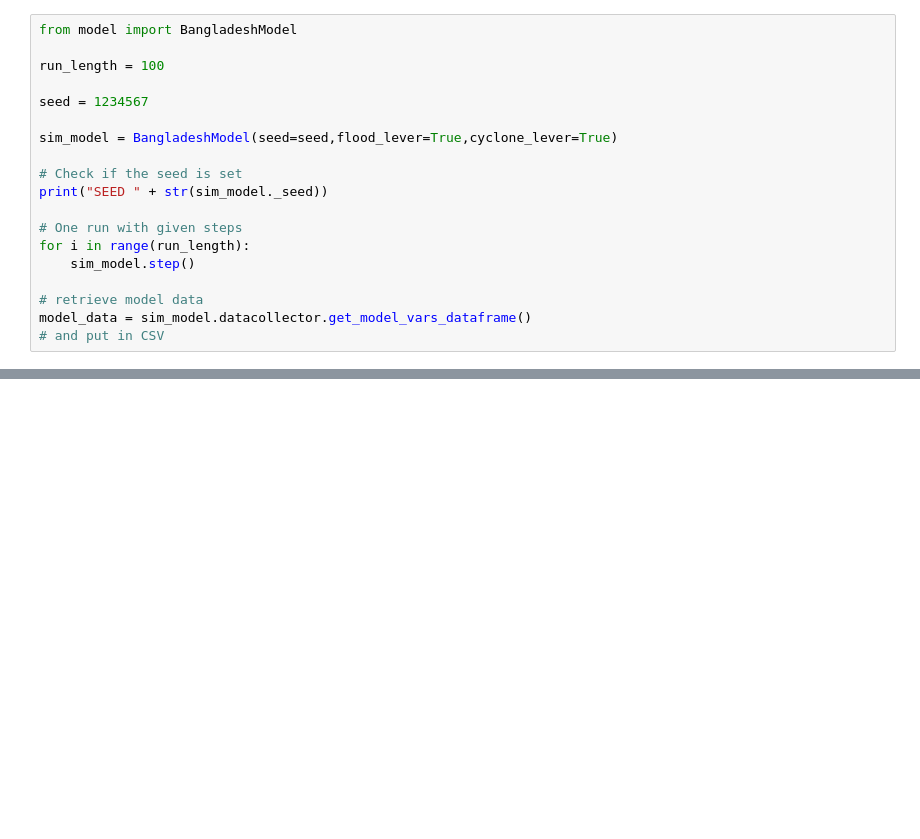
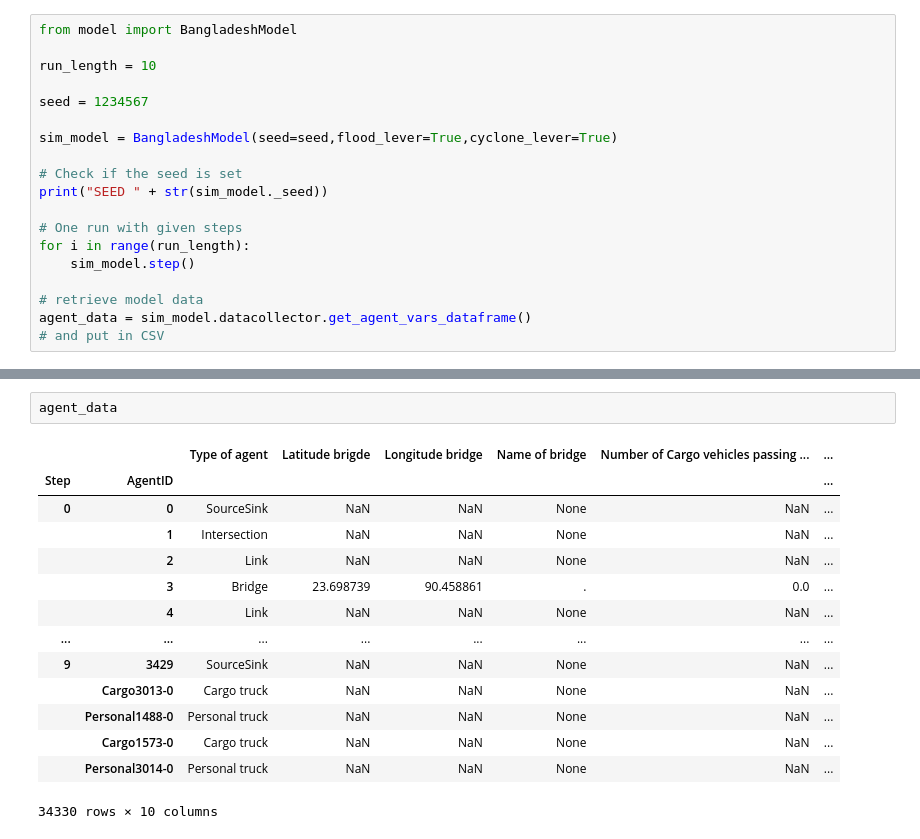
Before and after one commit to mlmoleman/EPA133A-G07-A4, a Jupyter notebook: model/model_test_roelof.ipynb, the cells around one changed output, grey strips where cells are left out. Cells and saved outputs as stored; diff of their text form; blank space fills up the shorter version.

```diff
--- a/model/model_test_roelof.ipynb
+++ b/model/model_test_roelof.ipynb
@@ -1,7 +1,7 @@
 # %%
 from model import BangladeshModel
 
-run_length = 100
+run_length = 10
 
 seed = 1234567
 
@@ -15,6 +15,6 @@ for i in range(run_length):
     sim_model.step()
 
 # retrieve model data
-model_data = sim_model.datacollector.get_model_vars_dataframe()
+agent_data = sim_model.datacollector.get_agent_vars_dataframe()
 # and put in CSV
 # %% [output]
@@ -37,0 +54,17 @@ path: [374, 373, 372, 371, 370, 369, 368, 367, 366, 365, 364, 363, 362, 361, 360
+# %%
+agent_data
+# %% [output]
+|  |  | Type of agent | Latitude brigde | Longitude bridge | Name of bridge | Number of Cargo vehicles passing ... | ... |
+| Step | AgentID |  |  |  |  |  | ... |
+| 0 | 0 | SourceSink | NaN | NaN | None | NaN | ... |
+|  | 1 | Intersection | NaN | NaN | None | NaN | ... |
+|  | 2 | Link | NaN | NaN | None | NaN | ... |
+|  | 3 | Bridge | 23.698739 | 90.458861 | . | 0.0 | ... |
+|  | 4 | Link | NaN | NaN | None | NaN | ... |
+| ... | ... | ... | ... | ... | ... | ... | ... |
+| 9 | 3429 | SourceSink | NaN | NaN | None | NaN | ... |
+|  | Cargo3013-0 | Cargo truck | NaN | NaN | None | NaN | ... |
+|  | Personal1488-0 | Personal truck | NaN | NaN | None | NaN | ... |
+|  | Cargo1573-0 | Cargo truck | NaN | NaN | None | NaN | ... |
+|  | Personal3014-0 | Personal truck | NaN | NaN | None | NaN | ... |
+34330 rows × 10 columns
```
Also changed, not shown: parts of 12 cells of this notebook, 8 other files.
